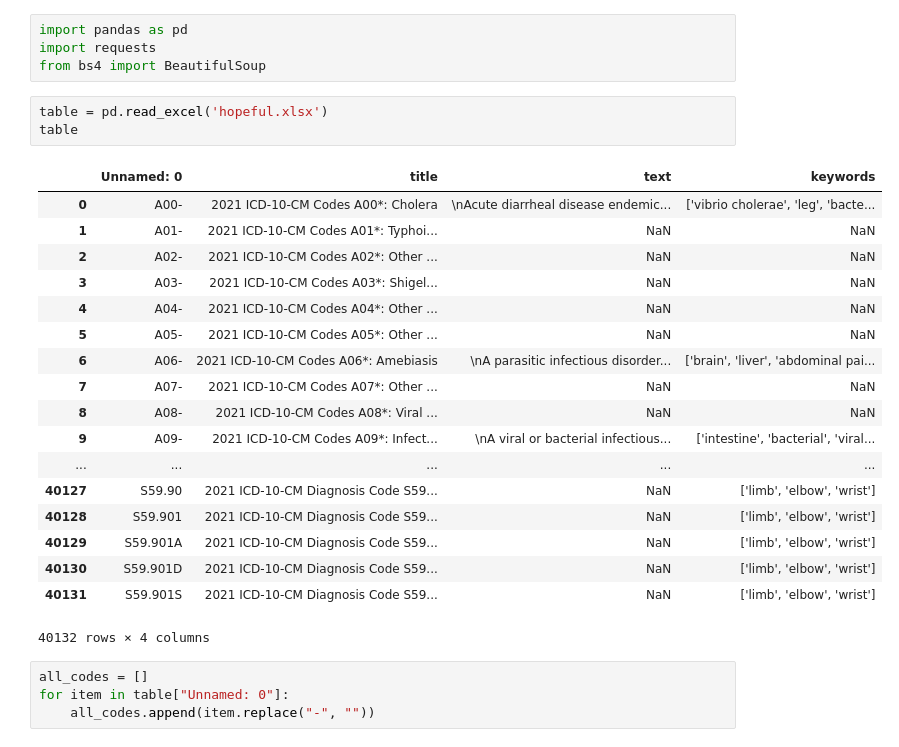
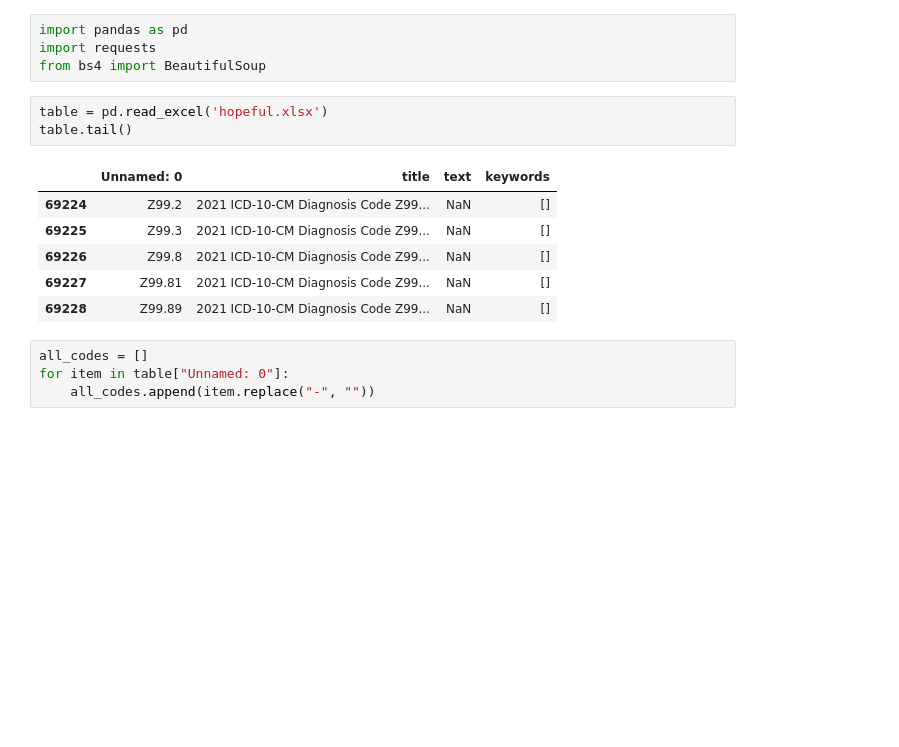
Before and after one commit to EtashGuha/Kachalia, a Jupyter notebook: scraping/getbillable.ipynb, the cells around one changed output. Saved outputs shown, nothing was run; the diff lists cells and outputs as text; blank space fills up the shorter version.

```diff
--- a/scraping/getbillable.ipynb
+++ b/scraping/getbillable.ipynb
@@ -4,26 +4,14 @@ import requests
 from bs4 import BeautifulSoup
 # %%
 table = pd.read_excel('hopeful.xlsx')
-table
+table.tail()
 # %% [output]
 |  | Unnamed: 0 | title | text | keywords |
-| 0 | A00- | 2021 ICD-10-CM Codes A00*: Cholera | \nAcute diarrheal disease endemic... | ['vibrio cholerae', 'leg', 'bacte... |
-| 1 | A01- | 2021 ICD-10-CM Codes A01*: Typhoi... | NaN | NaN |
-| 2 | A02- | 2021 ICD-10-CM Codes A02*: Other ... | NaN | NaN |
-| 3 | A03- | 2021 ICD-10-CM Codes A03*: Shigel... | NaN | NaN |
-| 4 | A04- | 2021 ICD-10-CM Codes A04*: Other ... | NaN | NaN |
-| 5 | A05- | 2021 ICD-10-CM Codes A05*: Other ... | NaN | NaN |
-| 6 | A06- | 2021 ICD-10-CM Codes A06*: Amebiasis | \nA parasitic infectious disorder... | ['brain', 'liver', 'abdominal pai... |
-| 7 | A07- | 2021 ICD-10-CM Codes A07*: Other ... | NaN | NaN |
-| 8 | A08- | 2021 ICD-10-CM Codes A08*: Viral ... | NaN | NaN |
-| 9 | A09- | 2021 ICD-10-CM Codes A09*: Infect... | \nA viral or bacterial infectious... | ['intestine', 'bacterial', 'viral... |
-| ... | ... | ... | ... | ... |
-| 40127 | S59.90 | 2021 ICD-10-CM Diagnosis Code S59... | NaN | ['limb', 'elbow', 'wrist'] |
-| 40128 | S59.901 | 2021 ICD-10-CM Diagnosis Code S59... | NaN | ['limb', 'elbow', 'wrist'] |
-| 40129 | S59.901A | 2021 ICD-10-CM Diagnosis Code S59... | NaN | ['limb', 'elbow', 'wrist'] |
-| 40130 | S59.901D | 2021 ICD-10-CM Diagnosis Code S59... | NaN | ['limb', 'elbow', 'wrist'] |
-| 40131 | S59.901S | 2021 ICD-10-CM Diagnosis Code S59... | NaN | ['limb', 'elbow', 'wrist'] |
+| 69224 | Z99.2 | 2021 ICD-10-CM Diagnosis Code Z99... | NaN | [] |
+| 69225 | Z99.3 | 2021 ICD-10-CM Diagnosis Code Z99... | NaN | [] |
+| 69226 | Z99.8 | 2021 ICD-10-CM Diagnosis Code Z99... | NaN | [] |
+| 69227 | Z99.81 | 2021 ICD-10-CM Diagnosis Code Z99... | NaN | [] |
+| 69228 | Z99.89 | 2021 ICD-10-CM Diagnosis Code Z99... | NaN | [] |
-40132 rows × 4 columns
 # %%
 all_codes = []
 for item in table["Unnamed: 0"]:
```
Also changed, not shown: parts of 5 cells of this notebook, 4 other files.
